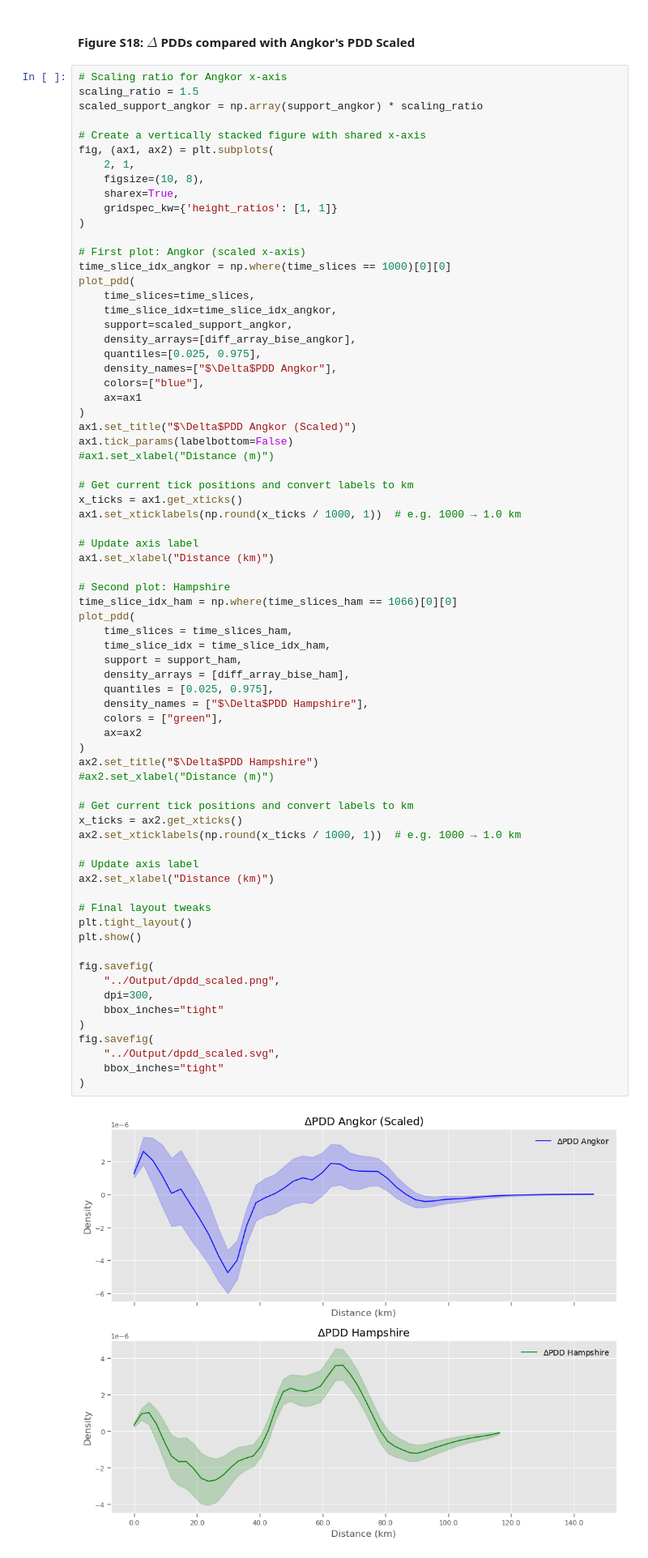
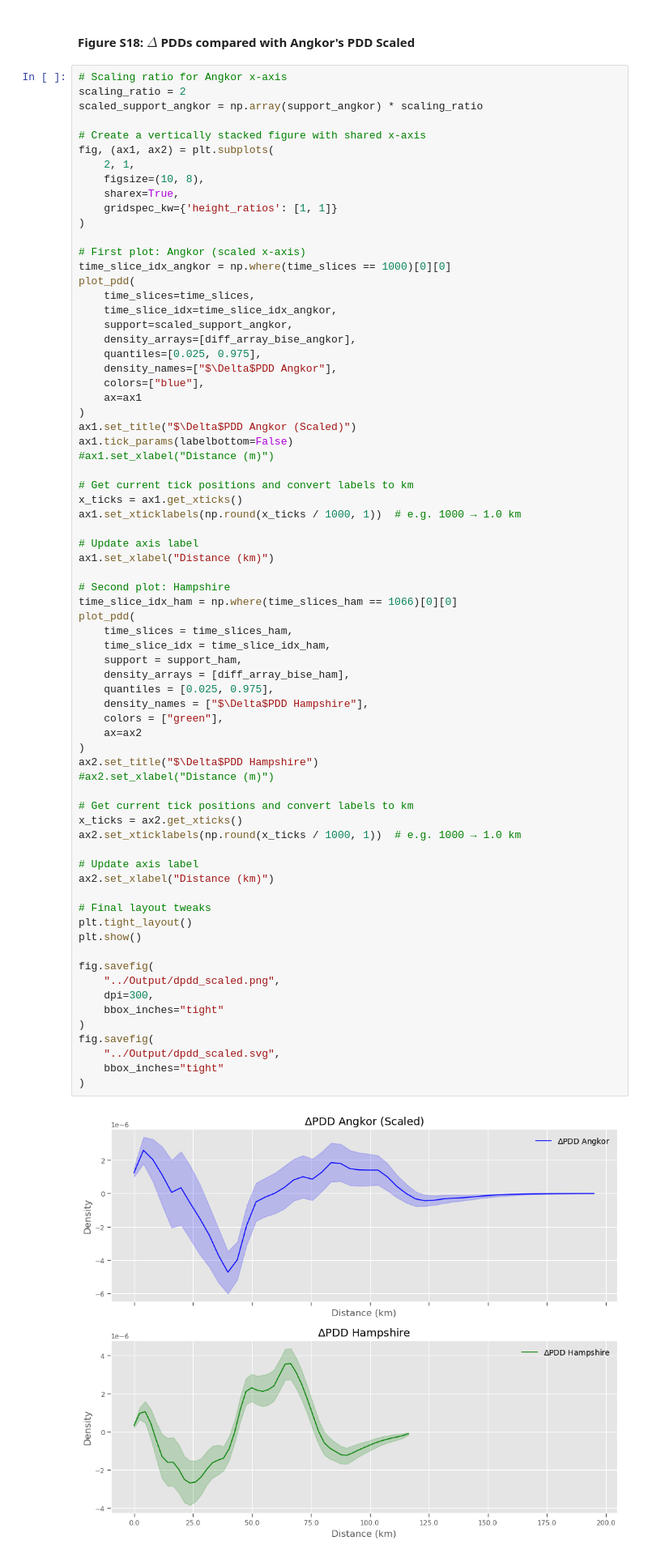
Before and after one commit to wccarleton/angkorclusters, a Jupyter notebook: Src/analysis.ipynb, the cells around one changed output. Shown at 81% size. Cells and saved outputs as stored; diff of their text form.

Commit message:
corrected a parameter used in plotting
also made the notebook pipeline more robust by normalizing variable naming within the peak analysis section.

```diff
--- a/Src/analysis.ipynb
+++ b/Src/analysis.ipynb
@@ -1111,7 +1114,7 @@ fig.savefig(
 #### Figure S18: $\Delta$ PDDs compared with Angkor's PDD Scaled
 # %%
 # Scaling ratio for Angkor x-axis
-scaling_ratio = 1.5
+scaling_ratio = 2
 scaled_support_angkor = np.array(support_angkor) * scaling_ratio
 
 # Create a vertically stacked figure with shared x-axis
@@ -1154,34 +1157,34 @@ plot_pdd(
     density_arrays = [diff_array_bise_ham],
     quantiles = [0.025, 0.975],
     density_names = ["$\Delta$PDD Hampshire"],
     colors = ["green"],
     ax=ax2
 )
 ax2.set_title("$\Delta$PDD Hampshire")
 #ax2.set_xlabel("Distance (m)")
 
 # Get current tick positions and convert labels to km
 x_ticks = ax2.get_xticks()
 ax2.set_xticklabels(np.round(x_ticks / 1000, 1))  # e.g. 1000 → 1.0 km
 
 # Update axis label
 ax2.set_xlabel("Distance (km)")
 
 # Final layout tweaks
 plt.tight_layout()
 plt.show()
 
 fig.savefig(
     "../Output/dpdd_scaled.png",
     dpi=300,
     bbox_inches="tight"
 )
 fig.savefig(
     "../Output/dpdd_scaled.svg",
     bbox_inches="tight"
 )
 # %% [output]
-[figure, old version]
+[figure, new version]
 # %% [markdown]
 ## First Peaks
 # %%
```
Also changed, not shown: parts of 32 cells of this notebook, 26 other files.
